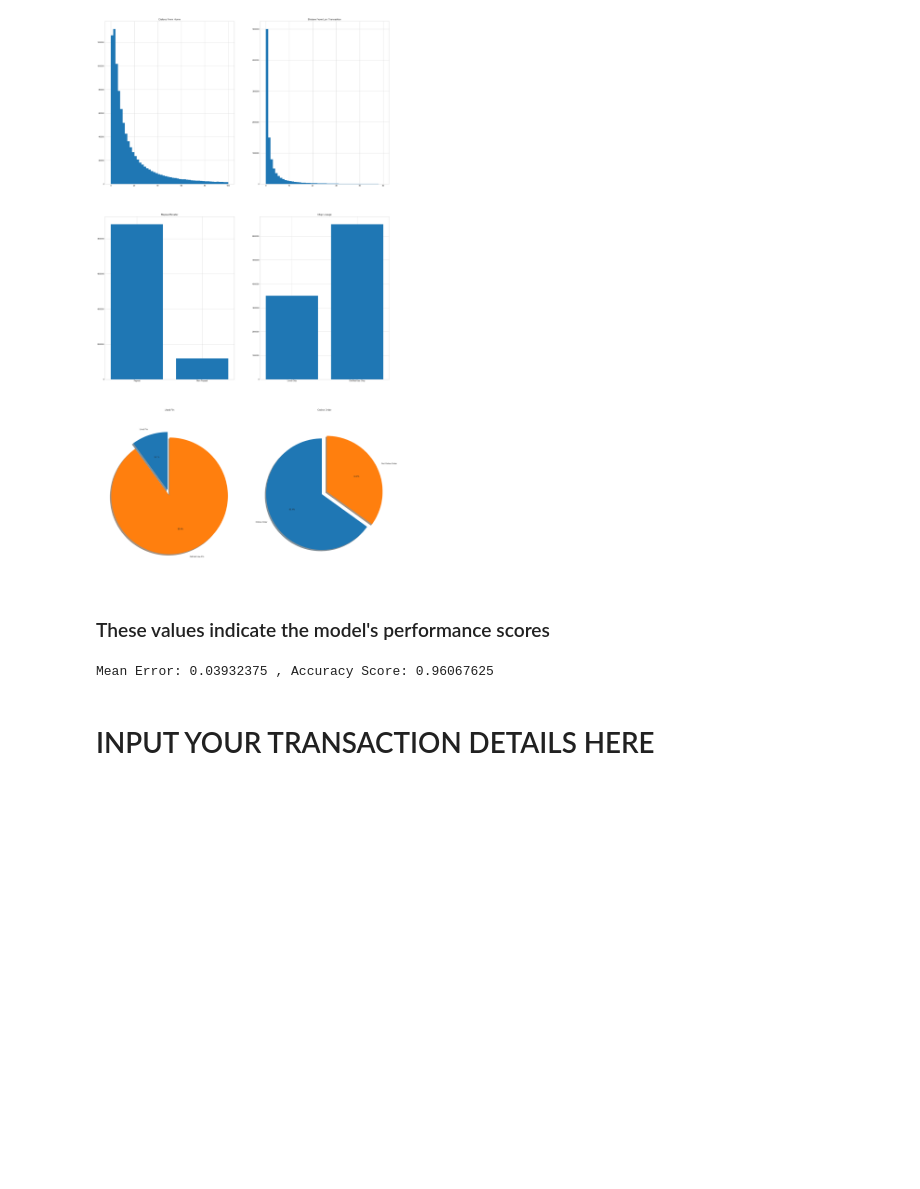
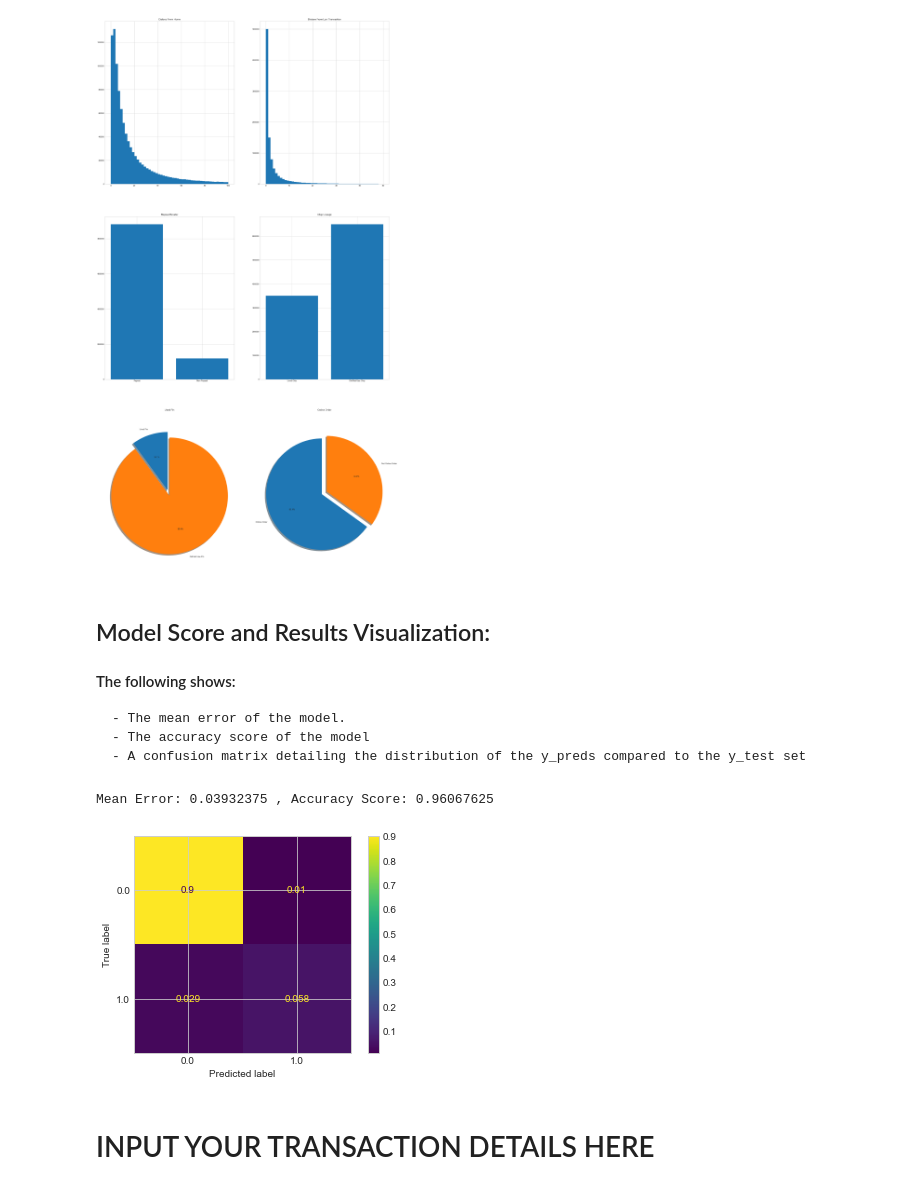
Before and after one commit to joshcorpuzlp/capstone_project_final, a Jupyter notebook: capstone_project.ipynb, the cells around one changed output. Saved outputs shown, nothing was run; the diff lists cells and outputs as text; code cells hidden in the pictures; blank space fills up the shorter version.

```diff
--- a/capstone_project.ipynb
+++ b/capstone_project.ipynb
@@ -159,12 +159,22 @@ model.fit(X_train, y_train)
 # store predictions in a variable
 y_preds = model.predict(X_test)
 # %% [markdown]
-### These values indicate the model's performance scores
+## Model Score and Results Visualization:
+#### The following shows:
+    - The mean error of the model.
+    - The accuracy score of the model
+    - A confusion matrix detailing the distribution of the y_preds compared to the y_test set
 # %%
-from sklearn.metrics import mean_absolute_error, accuracy_score
+from sklearn.metrics import mean_absolute_error, accuracy_score, confusion_matrix, ConfusionMatrixDisplay
 print(f"Mean Error: {mean_absolute_error(y_test, y_preds)} , Accuracy Score: {accuracy_score(y_test, y_preds)}")
+
+cm = confusion_matrix(y_test, y_preds, normalize='all')
+disp = ConfusionMatrixDisplay(confusion_matrix=cm, display_labels=model.classes_)
+
+disp.plot();
 # %% [output]
 Mean Error: 0.03932375 , Accuracy Score: 0.96067625
+[figure, added]
 # %% [markdown]
 # INPUT YOUR TRANSACTION DETAILS HERE
 # %%
```
